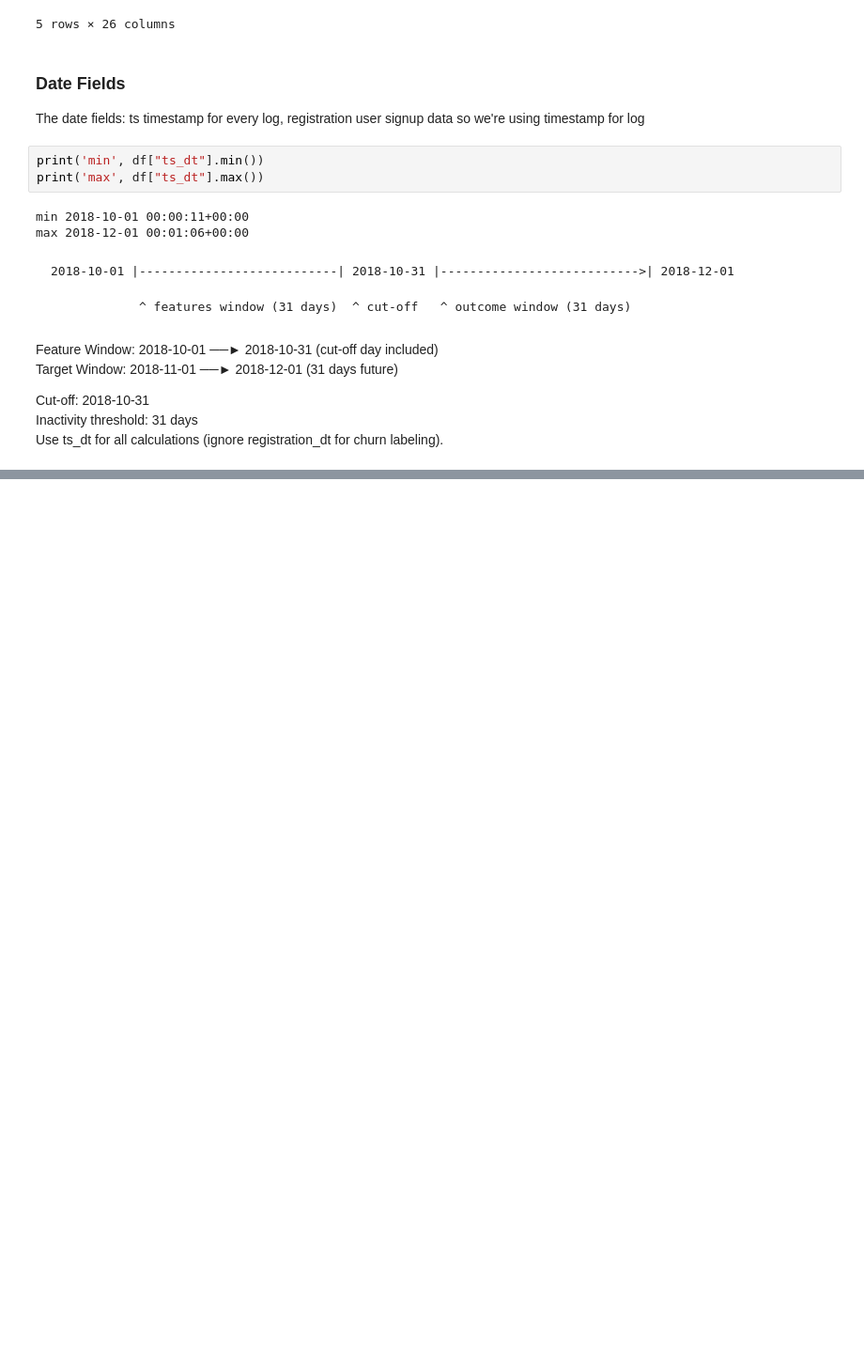
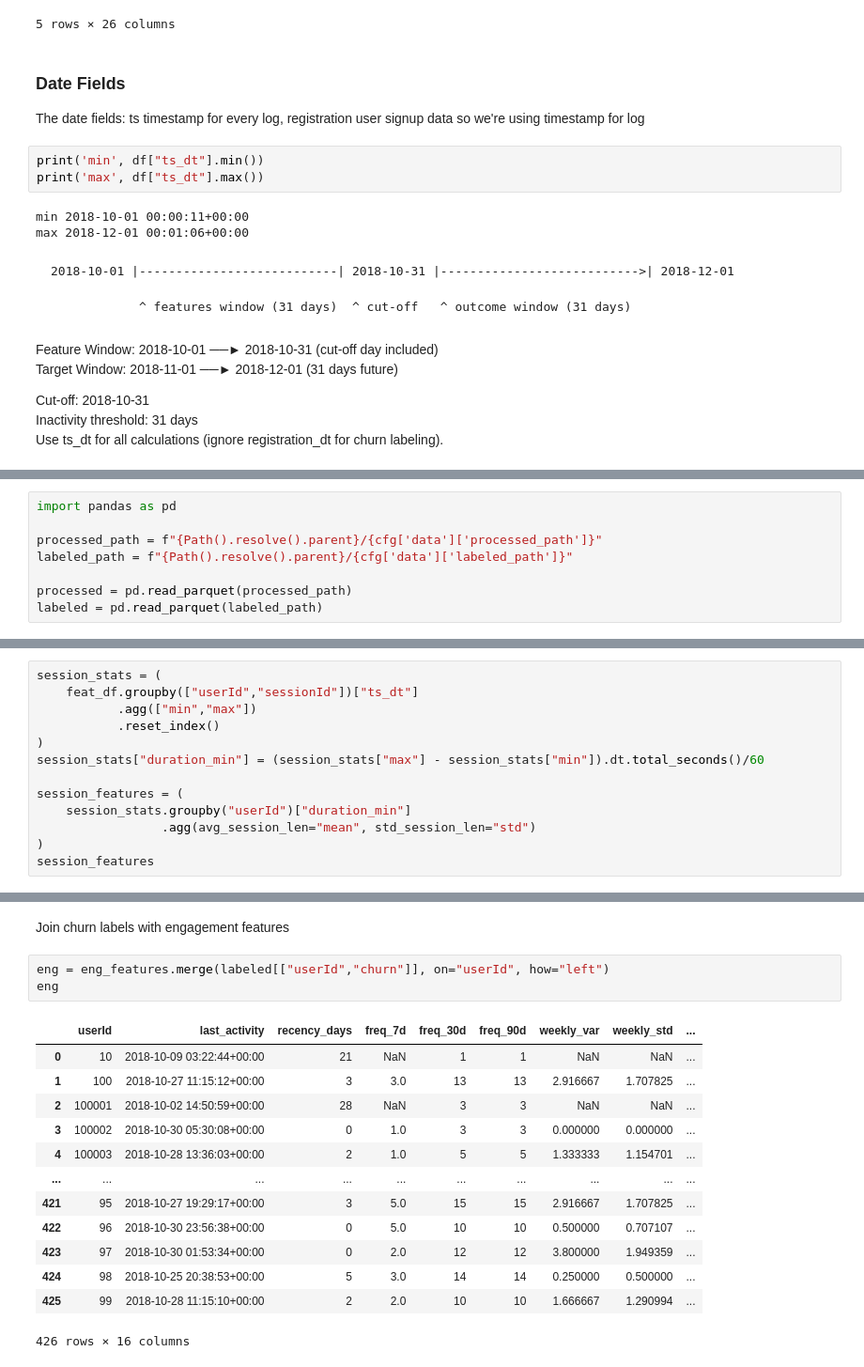
Before and after one commit to ReemNawaf/customer_churn, a Jupyter notebook: notebooks/experiements.ipynb, the cells around one changed output, grey strips where cells are left out. Shown at 94% size. Drawn from its saved outputs; the diff is of its cells as text; blank space fills up the shorter version.

Commit message:
data exploration

```diff
--- a/notebooks/experiements.ipynb
+++ b/notebooks/experiements.ipynb
@@ -48,0 +67,8 @@ Use ts_dt for all calculations (ignore registration_dt for churn labeling).
+# %%
+import pandas as pd
+
+processed_path = f"{Path().resolve().parent}/{cfg['data']['processed_path']}"
+labeled_path = f"{Path().resolve().parent}/{cfg['data']['labeled_path']}"
+
+processed = pd.read_parquet(processed_path)
+labeled = pd.read_parquet(labeled_path)
@@ -48,0 +320,13 @@ Use ts_dt for all calculations (ignore registration_dt for churn labeling).
+# %%
+session_stats = (
+    feat_df.groupby(["userId","sessionId"])["ts_dt"]
+           .agg(["min","max"])
+           .reset_index()
+)
+session_stats["duration_min"] = (session_stats["max"] - session_stats["min"]).dt.total_seconds()/60
+
+session_features = (
+    session_stats.groupby("userId")["duration_min"]
+                 .agg(avg_session_len="mean", std_session_len="std")
+)
+session_features
@@ -48,0 +395,19 @@ Use ts_dt for all calculations (ignore registration_dt for churn labeling).
+# %% [markdown]
+Join churn labels with engagement features
+# %%
+eng = eng_features.merge(labeled[["userId","churn"]], on="userId", how="left")
+eng
+# %% [output]
+|  | userId | last_activity | recency_days | freq_7d | freq_30d | freq_90d | weekly_var | weekly_std | ... |
+| 0 | 10 | 2018-10-09 03:22:44+00:00 | 21 | NaN | 1 | 1 | NaN | NaN | ... |
+| 1 | 100 | 2018-10-27 11:15:12+00:00 | 3 | 3.0 | 13 | 13 | 2.916667 | 1.707825 | ... |
+| 2 | 100001 | 2018-10-02 14:50:59+00:00 | 28 | NaN | 3 | 3 | NaN | NaN | ... |
+| 3 | 100002 | 2018-10-30 05:30:08+00:00 | 0 | 1.0 | 3 | 3 | 0.000000 | 0.000000 | ... |
+| 4 | 100003 | 2018-10-28 13:36:03+00:00 | 2 | 1.0 | 5 | 5 | 1.333333 | 1.154701 | ... |
+| ... | ... | ... | ... | ... | ... | ... | ... | ... | ... |
+| 421 | 95 | 2018-10-27 19:29:17+00:00 | 3 | 5.0 | 15 | 15 | 2.916667 | 1.707825 | ... |
+| 422 | 96 | 2018-10-30 23:56:38+00:00 | 0 | 5.0 | 10 | 10 | 0.500000 | 0.707107 | ... |
+| 423 | 97 | 2018-10-30 01:53:34+00:00 | 0 | 2.0 | 12 | 12 | 3.800000 | 1.949359 | ... |
+| 424 | 98 | 2018-10-25 20:38:53+00:00 | 5 | 3.0 | 14 | 14 | 0.250000 | 0.500000 | ... |
+| 425 | 99 | 2018-10-28 11:15:10+00:00 | 2 | 2.0 | 10 | 10 | 1.666667 | 1.290994 | ... |
+426 rows × 16 columns
```
Also changed, not shown: parts of 32 cells of this notebook.
